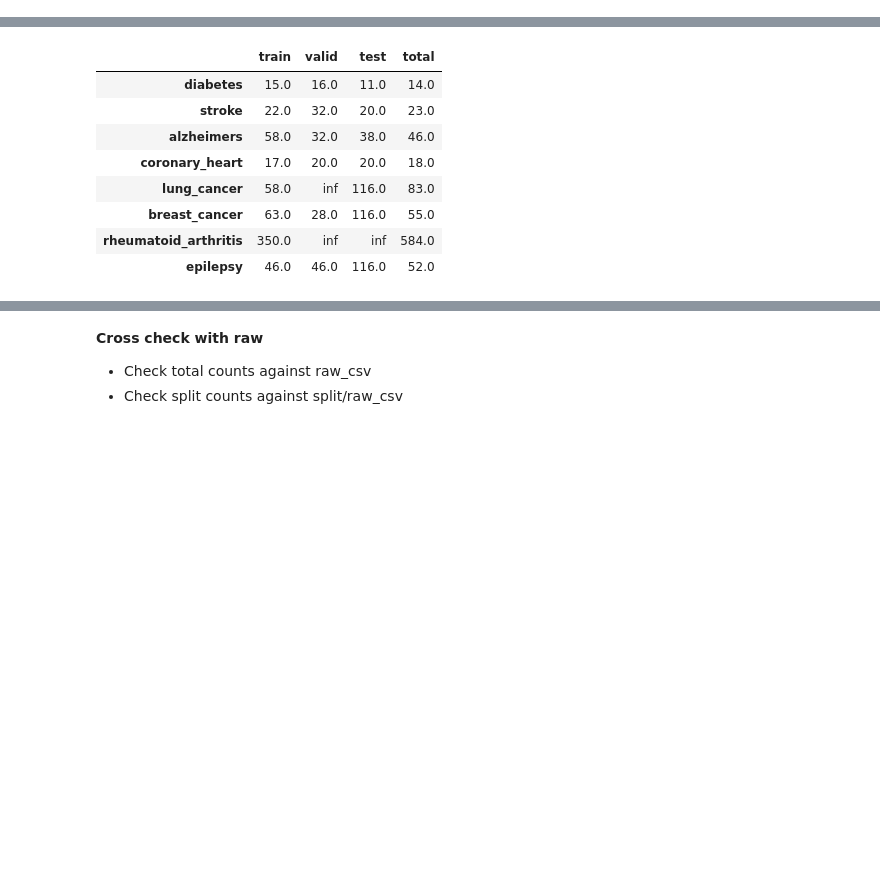
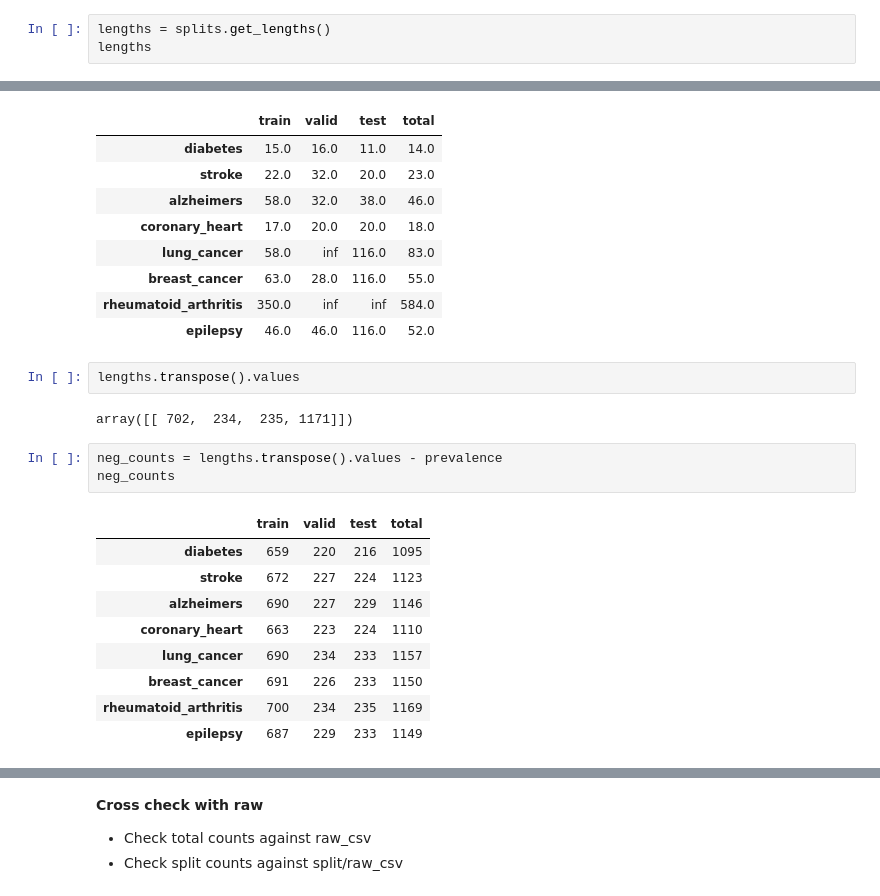
Before and after one commit to corazonlabs/lemonpie, a Jupyter notebook: nbs/04_data.ipynb, the cells around one changed output, grey strips where cells are left out. Saved outputs shown, nothing was run; the diff lists cells and outputs as text; blank space fills up the shorter version.

```diff
--- a/nbs/04_data.ipynb
+++ b/nbs/04_data.ipynb
@@ -154,0 +147,3 @@ splits.get_lengths()
+# %%
+lengths = splits.get_lengths()
+lengths
@@ -177,3 +178,20 @@ splits.get_pos_wts(labels)
 | breast_cancer | 63.0 | 28.0 | 116.0 | 55.0 |
 | rheumatoid_arthritis | 350.0 | inf | inf | 584.0 |
 | epilepsy | 46.0 | 46.0 | 116.0 | 52.0 |
+# %%
+lengths.transpose().values
+# %% [output]
+array([[ 702,  234,  235, 1171]])
+# %%
+neg_counts = lengths.transpose().values - prevalence
+neg_counts
+# %% [output]
+|  | train | valid | test | total |
+| diabetes | 659 | 220 | 216 | 1095 |
+| stroke | 672 | 227 | 224 | 1123 |
+| alzheimers | 690 | 227 | 229 | 1146 |
+| coronary_heart | 663 | 223 | 224 | 1110 |
+| lung_cancer | 690 | 234 | 233 | 1157 |
+| breast_cancer | 691 | 226 | 233 | 1150 |
+| rheumatoid_arthritis | 700 | 234 | 235 | 1169 |
+| epilepsy | 687 | 229 | 233 | 1149 |
```
Also changed, not shown: parts of 52 cells of this notebook, 2 other files.
